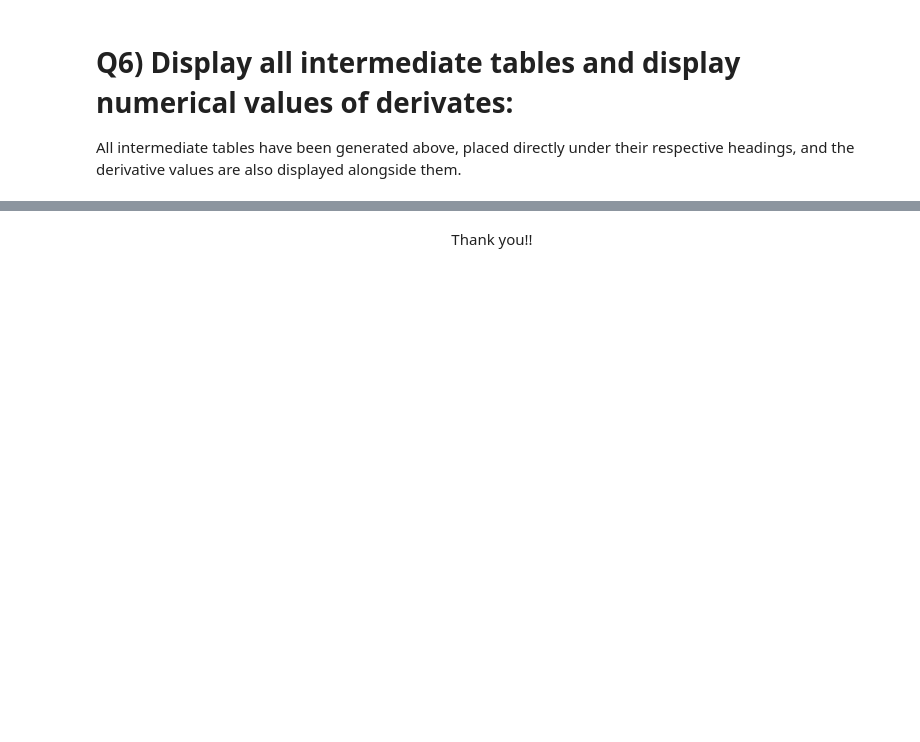
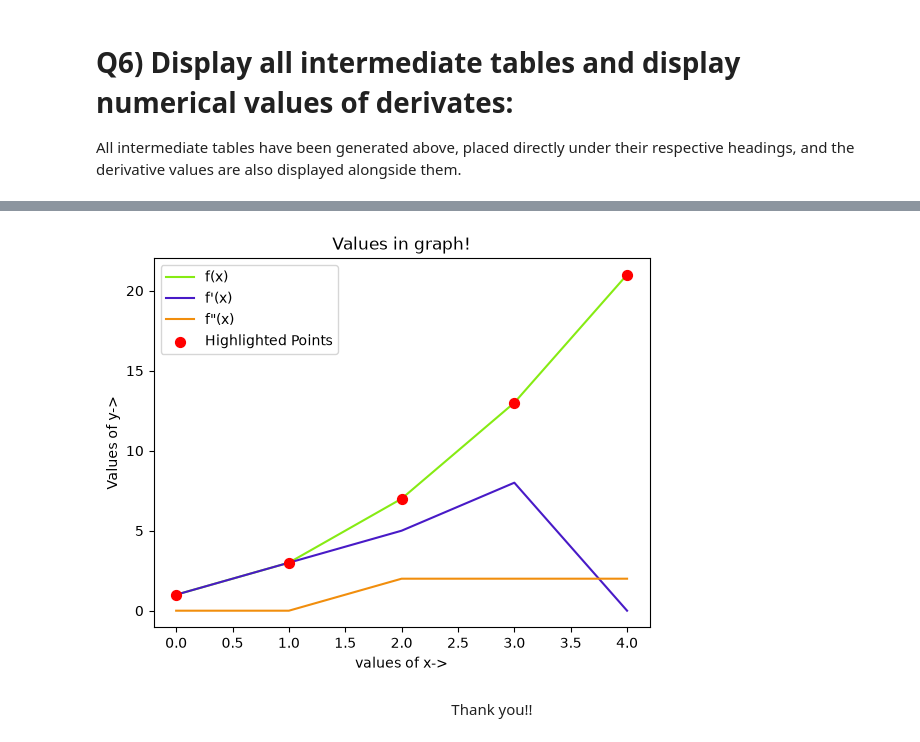
Before and after one commit to maheshpanta333/Numerical_Methods, a Jupyter notebook: newton_interpolation_and_their_differentiations.ipynb, the cells around one changed output, grey strips where cells are left out. Cells and saved outputs as stored; diff of their text form; code cells hidden in the pictures; blank space fills up the shorter version.

Commit message:
added graph to visualise in the given problem in qno2

```diff
--- a/newton_interpolation_and_their_differentiations.ipynb
+++ b/newton_interpolation_and_their_differentiations.ipynb
@@ -309,3 +310,10 @@ The second derivative of f(x) at 2 is, f"(2)=2.00000!
 # %% [markdown]
 # Q6) Display all intermediate tables and display numerical values of derivates:<br>
 All intermediate tables have been generated above, placed directly under their respective headings, and the derivative values are also displayed alongside them.
+# %%
+#getting values of derivative
+derv=np.zeros_like(x)
+second_order=np.zeros_like(x)
+for i in range(len(x)):
+    derv[i]=newton_fdifferentiation(forward_diff_table,x[i])
+    second_order[i]=newton_bdifferentiation_seconOrder(backward_diff_table,x[i])
@@ -312,2 +338,14 @@ All intermediate tables have been generated above, placed directly under their r
+# %%
+plt.plot(x,y,color="#86eb13",label="f(x)")
+plt.plot(x,derv,color="#481ac7",label="f'(x)")
+plt.plot(x,second_order,color="#f18e0d",label="f\"(x)")
+plt.scatter(x, y, color="red", s=50, zorder=5, label="Highlighted Points")
+plt.xlabel("values of x->")
+plt.ylabel("Values of y->")
+plt.legend()
+plt.title("Values in graph!")
+plt.show()
+# %% [output]
+[figure, added]
 # %% [markdown]
 <p align="center">Thank you!!</p>
```
Also changed, not shown: parts of 2 cells of this notebook.
